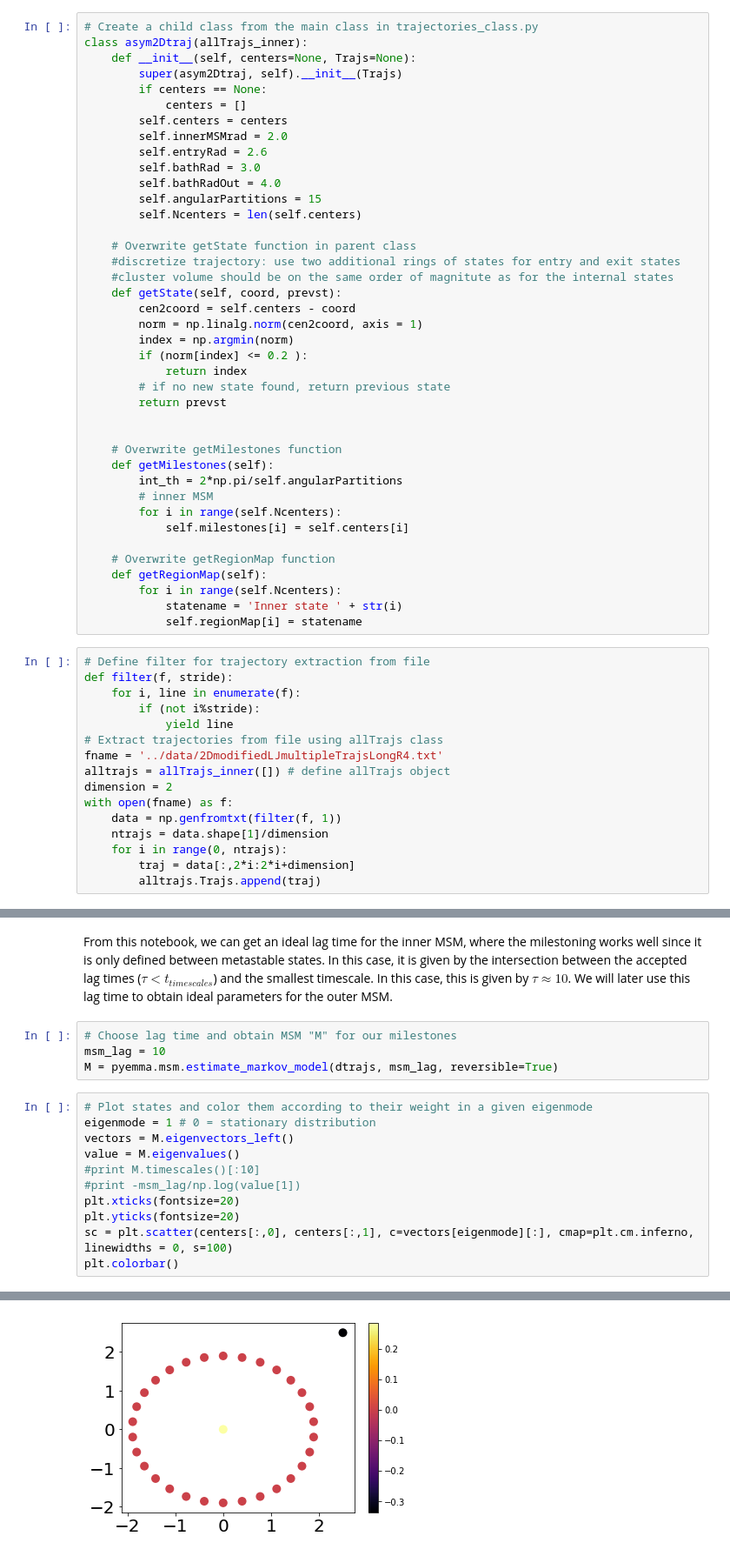
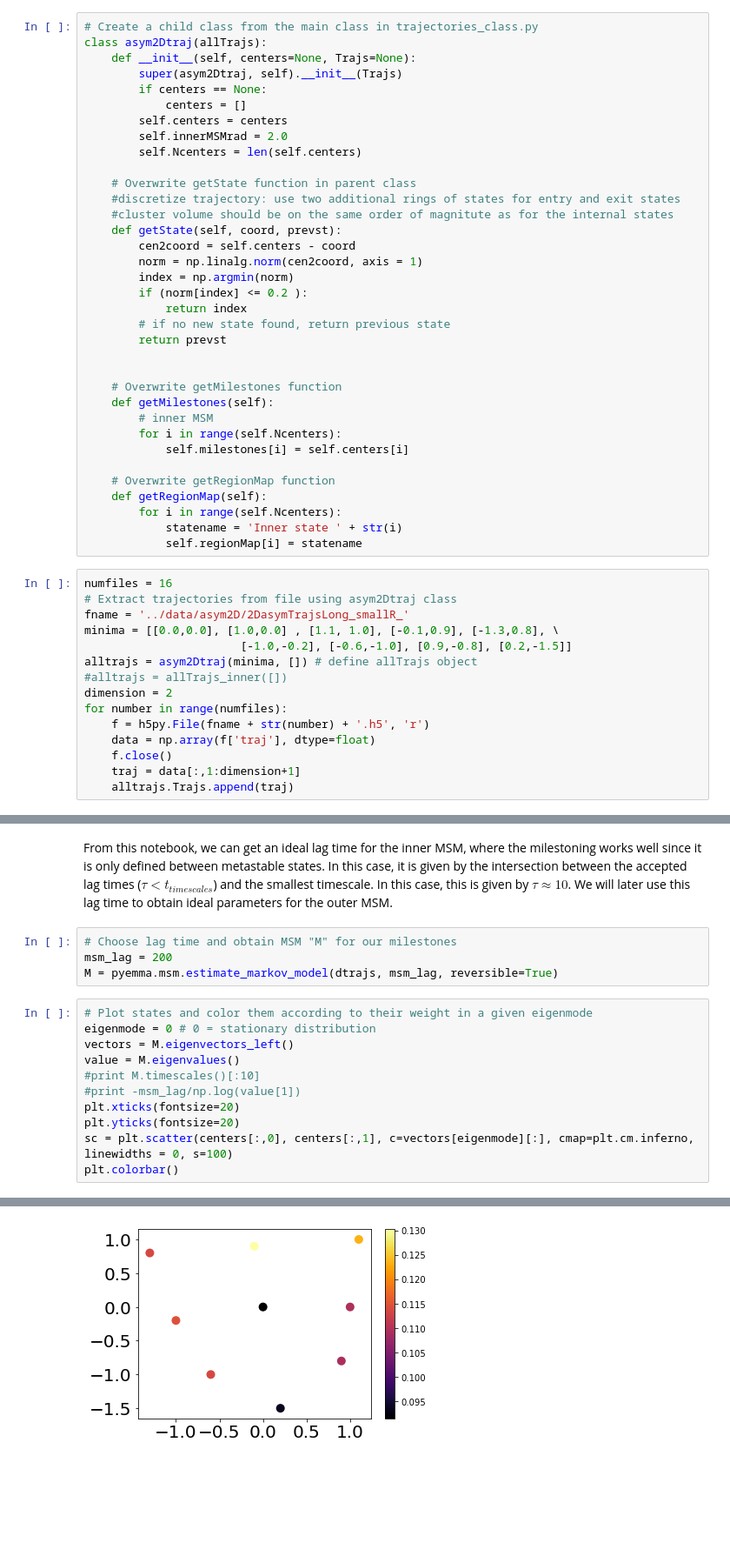
Before and after one commit to markovmodel/msmrd, a Jupyter notebook: scripts/innerMSM_lagtime_milestoning.ipynb, the cells around one changed output, grey strips where cells are left out. Shown at 87% size. Drawn from its saved outputs; the diff is of its cells as text; blank space fills up the shorter version.

Commit message:
updated inner nb for asym pot

```diff
--- a/scripts/innerMSM_lagtime_milestoning.ipynb
+++ b/scripts/innerMSM_lagtime_milestoning.ipynb
@@ -11,17 +11,13 @@ from MSMRD.trajectories import allTrajs_inner
 %matplotlib inline
 # %%
 # Create a child class from the main class in trajectories_class.py
-class asym2Dtraj(allTrajs_inner):
+class asym2Dtraj(allTrajs):
     def __init__(self, centers=None, Trajs=None):
         super(asym2Dtraj, self).__init__(Trajs)
         if centers == None:
             centers = []
         self.centers = centers
         self.innerMSMrad = 2.0
-        self.entryRad = 2.6
-        self.bathRad = 3.0
-        self.bathRadOut = 4.0
-        self.angularPartitions = 15
         self.Ncenters = len(self.centers)
 
     # Overwrite getState function in parent class
@@ -39,7 +35,6 @@ class asym2Dtraj(allTrajs_inner):
 
     # Overwrite getMilestones function
     def getMilestones(self):
-        int_th = 2*np.pi/self.angularPartitions
         # inner MSM
         for i in range(self.Ncenters):
             self.milestones[i] = self.centers[i]
@@ -49,22 +44,21 @@ class asym2Dtraj(allTrajs_inner):
         for i in range(self.Ncenters):
             statename = 'Inner state ' + str(i)
             self.regionMap[i] = statename
-# %%
-# Define filter for trajectory extraction from file
-def filter(f, stride):
-    for i, line in enumerate(f):
-        if (not i%stride):
-            yield line
-# Extract trajectories from file using allTrajs class
-fname = '../data/2DmodifiedLJmultipleTrajsLongR4.txt'
-alltrajs = allTrajs_inner([]) # define allTrajs object
-dimension = 2
-with open(fname) as f:
-    data = np.genfromtxt(filter(f, 1))
-    ntrajs = data.shape[1]/dimension
-    for i in range(0, ntrajs):
-        traj = data[:,2*i:2*i+dimension]
-        alltrajs.Trajs.append(traj)
+# %%
+numfiles = 16
+# Extract trajectories from file using asym2Dtraj class
+fname = '../data/asym2D/2DasymTrajsLong_smallR_'
+minima = [[0.0,0.0], [1.0,0.0] , [1.1, 1.0], [-0.1,0.9], [-1.3,0.8], \
+                       [-1.0,-0.2], [-0.6,-1.0], [0.9,-0.8], [0.2,-1.5]]
+alltrajs = asym2Dtraj(minima, []) # define allTrajs object
+#alltrajs = allTrajs_inner([])
+dimension = 2
+for number in range(numfiles):
+    f = h5py.File(fname + str(number) + '.h5', 'r')
+    data = np.array(f['traj'], dtype=float)
+    f.close()
+    traj = data[:,1:dimension+1]
+    alltrajs.Trajs.append(traj)
 # %%
 # Calculate discrete trajectories and make sure it is clean (no "None" elements)
 dtrajs = alltrajs.getdTrajsclean()
@@ -94,19 +87,19 @@ plt.yticks(fontsize=20)
 From this notebook, we can get an ideal lag time for the inner MSM, where the milestoning works well since it is only defined between metastable states. In this case, it is given by the intersection between the accepted lag times ($\tau<t_{timescales}$) and the smallest timescale. In this case, this is given by $\tau \approx 10$. We will later use this lag time to obtain ideal parameters for the outer MSM.
 # %%
 # Choose lag time and obtain MSM "M" for our milestones
-msm_lag = 10
+msm_lag = 200
 M = pyemma.msm.estimate_markov_model(dtrajs, msm_lag, reversible=True)
 # %%
 # Plot states and color them according to their weight in a given eigenmode
-eigenmode = 1 # 0 = stationary distribution
+eigenmode = 0 # 0 = stationary distribution
 vectors = M.eigenvectors_left()
 value = M.eigenvalues()
 #print M.timescales()[:10]
 #print -msm_lag/np.log(value[1])
 plt.xticks(fontsize=20)
 plt.yticks(fontsize=20)
 sc = plt.scatter(centers[:,0], centers[:,1], c=vectors[eigenmode][:], cmap=plt.cm.inferno, linewidths = 0, s=100)
 plt.colorbar()
 # %% [output]
 <matplotlib.colorbar.Colorbar at 0x...>
-[figure, old version]
+[figure, new version]
```
Also changed, not shown: parts of 3 cells of this notebook, 2 other files.
